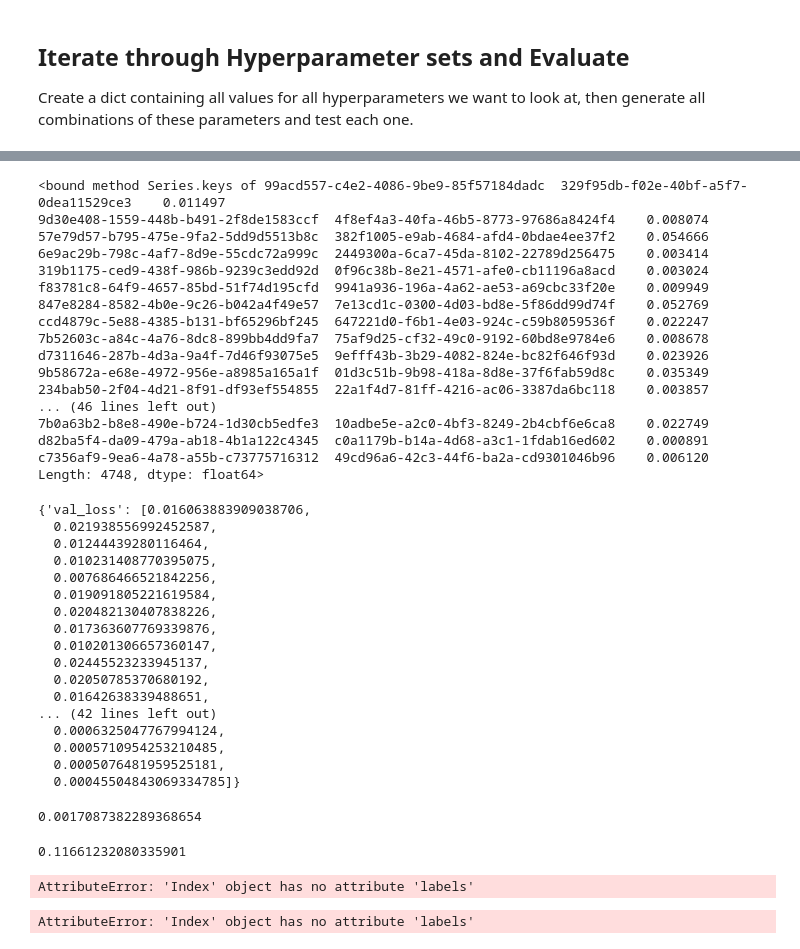
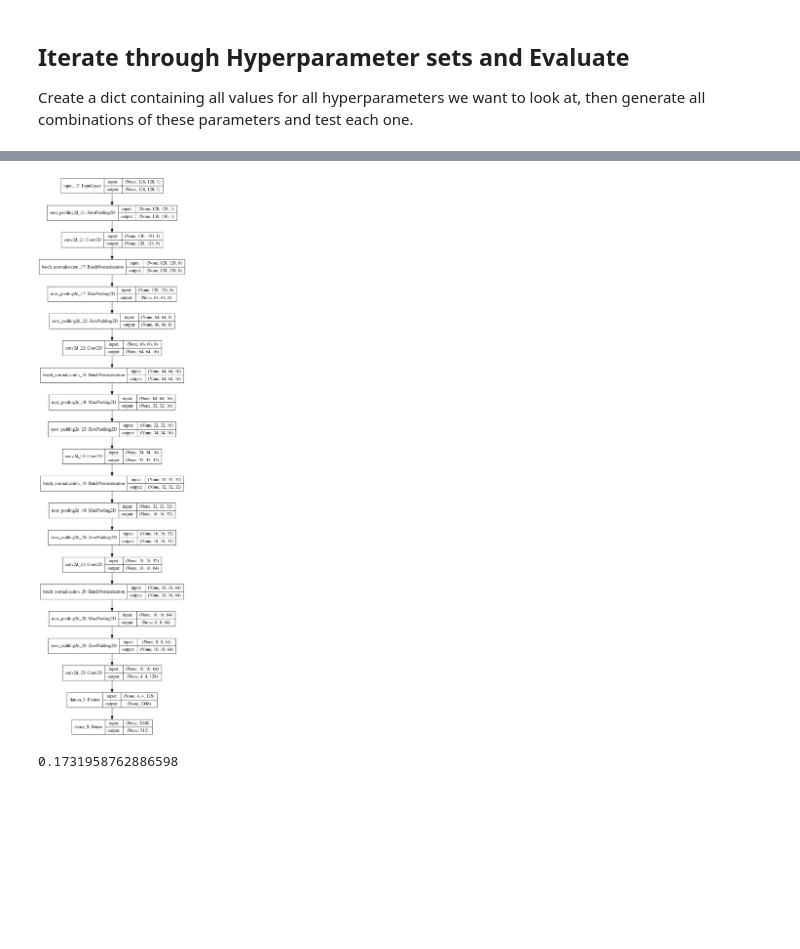
Before and after one commit to naallen/music-similarity-deep-learning, a Jupyter notebook: development.ipynb, the cells around one changed output, grey strips where cells are left out. Drawn from its saved outputs; the diff is of its cells as text; code cells hidden in the pictures; blank space fills up the shorter version.

```diff
--- a/development.ipynb
+++ b/development.ipynb
@@ -127,14 +146,6 @@ for index, value in tqdm_notebook(raw_dataset.iteritems(), total = len(raw_datas
         X_2.append(pair[1])
         Y.append(value)
 
-# Create dev train and dev test sets
-X_1_train, X_1_test, X_2_train, X_2_test, Y_train, Y_test = train_test_split(X_1, X_2, Y, test_size=0.25,
-                                                                             random_state = 1)
-logger.info('Training set size: {}'.format(len(Y_train)))
-logger.info('Test set size: {}'.format(len(Y_test)))
-X_train = [X_1_train, X_2_train]
-X_test = [X_1_test, X_2_test]
-# We make Y a numpy array for convenience later, this cant be done with X because it doesn't fit in memory
 Y = np.array(Y)
 X = [X_1, X_2]
 
@@ -312,6 +323,5 @@ train_weights = np.exp(5 * np.array(Y_train)) / (np.sum(np.exp(5 * np.array(Y_tr
 train_weights /= np.mean(train_weights)
 test_weights = np.exp(5 * np.array(Y_test)) / (np.sum(np.exp(5 * np.array(Y_test))))
 test_weights /= np.mean(test_weights)
-history = model.fit(X_train, Y_train, epochs=40, class_weight=train_weights,
-                    validation_data=(X_test, Y_test, test_weights), batch_size=256)
+history = model.fit(X, Y, epochs=40, class_weight=train_weights, batch_size=256, validation_split=0.25)
 # %% [output]
@@ -359,56 +341,8 @@ array([-0.48780833, -0.45673604, -0.45015484, -0.43635383, -0.42629341,
 # %%
 model.save('models/test1.hd5')
-# %%
-raw_dataset.keys
-# %% [output]
-<bound method Series.keys of 99acd557-c4e2-4086-9be9-85f57184dadc  329f95db-f02e-40bf-a5f7-0dea11529ce3    0.011497
-9d30e408-1559-448b-b491-2f8de1583ccf  4f8ef4a3-40fa-46b5-8773-97686a8424f4    0.008074
-57e79d57-b795-475e-9fa2-5dd9d5513b8c  382f1005-e9ab-4684-afd4-0bdae4ee37f2    0.054666
-6e9ac29b-798c-4af7-8d9e-55cdc72a999c  2449300a-6ca7-45da-8102-22789d256475    0.003414
-319b1175-ced9-438f-986b-9239c3edd92d  0f96c38b-8e21-4571-afe0-cb11196a8acd    0.003024
-f83781c8-64f9-4657-85bd-51f74d195cfd  9941a936-196a-4a62-ae53-a69cbc33f20e    0.009949
-847e8284-8582-4b0e-9c26-b042a4f49e57  7e13cd1c-0300-4d03-bd8e-5f86dd99d74f    0.052769
-ccd4879c-5e88-4385-b131-bf65296bf245  647221d0-f6b1-4e03-924c-c59b8059536f    0.022247
-7b52603c-a84c-4a76-8dc8-899bb4dd9fa7  75af9d25-cf32-49c0-9192-60bd8e9784e6    0.008678
-d7311646-287b-4d3a-9a4f-7d46f93075e5  9efff43b-3b29-4082-824e-bc82f646f93d    0.023926
-9b58672a-e68e-4972-956e-a8985a165a1f  01d3c51b-9b98-418a-8d8e-37f6fab59d8c    0.035349
-234bab50-2f04-4d21-8f91-df93ef554855  22a1f4d7-81ff-4216-ac06-3387da6bc118    0.003857
-... (46 lines left out)
-7b0a63b2-b8e8-490e-b724-1d30cb5edfe3  10adbe5e-a2c0-4bf3-8249-2b4cbf6e6ca8    0.022749
-d82ba5f4-da09-479a-ab18-4b1a122c4345  c0a1179b-b14a-4d68-a3c1-1fdab16ed602    0.000891
-c7356af9-9ea6-4a78-a55b-c73775716312  49cd96a6-42c3-44f6-ba2a-cd9301046b96    0.006120
-Length: 4748, dtype: float64>
-# %%
-def eval_artist_similarity(mbid_a, mbid_b, model):
-# %% [output]
-{'val_loss': [0.016063883909038706,
-  0.021938556992452587,
-  0.01244439280116464,
-  0.010231408770395075,
-  0.007686466521842256,
-  0.019091805221619584,
-  0.020482130407838226,
-  0.017363607769339876,
-  0.010201306657360147,
-  0.02445523233945137,
-  0.02050785370680192,
-  0.01642638339488651,
-... (42 lines left out)
-  0.0006325047767994124,
-  0.0005710954253210485,
-  0.0005076481959525181,
-  0.00045504843069334785]}
-# %%
-def rank_top_similar(series):
-    series.to_frame()
-# %% [output]
-0.0017087382289368654
-0.11661232080335901
-# %%
-raw_dataset.groupby(level=1).idxmax()
-# %% [output]
-AttributeError: 'Index' object has no attribute 'labels'
-# %%
-raw_dataset['000fc734-b7e1-4a01-92d1-f544261b43f5']
-# %% [output]
-AttributeError: 'Index' object has no attribute 'labels'
+# %%
+from keras.utils import plot_model
+plot_model(model, show_shapes = True, expand_nested=True)
+plot_model(create_base_network((128,128,1)), show_shapes = True, expand_nested=True)
+# %% [output]
+[figure, added]
@@ -414,0 +371,4 @@ AttributeError: 'Index' object has no attribute 'labels'
+# %%
+np.mean((similarity_matrix_to_top(sim_matrix) == mostsimilardf).values)
+# %% [output]
+0.1731958762886598
```
Also changed, not shown: parts of 13 cells of this notebook, 1 other file.
